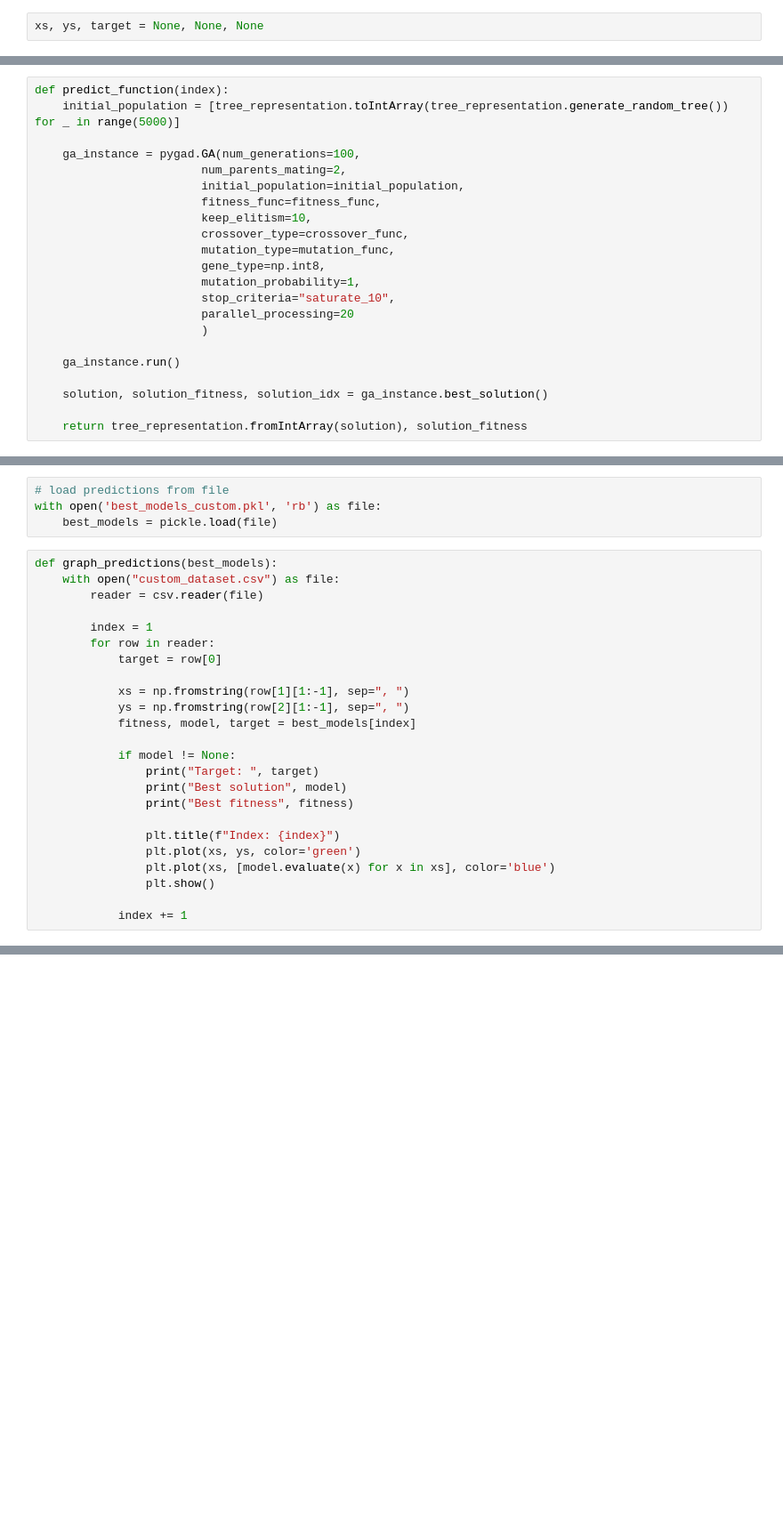
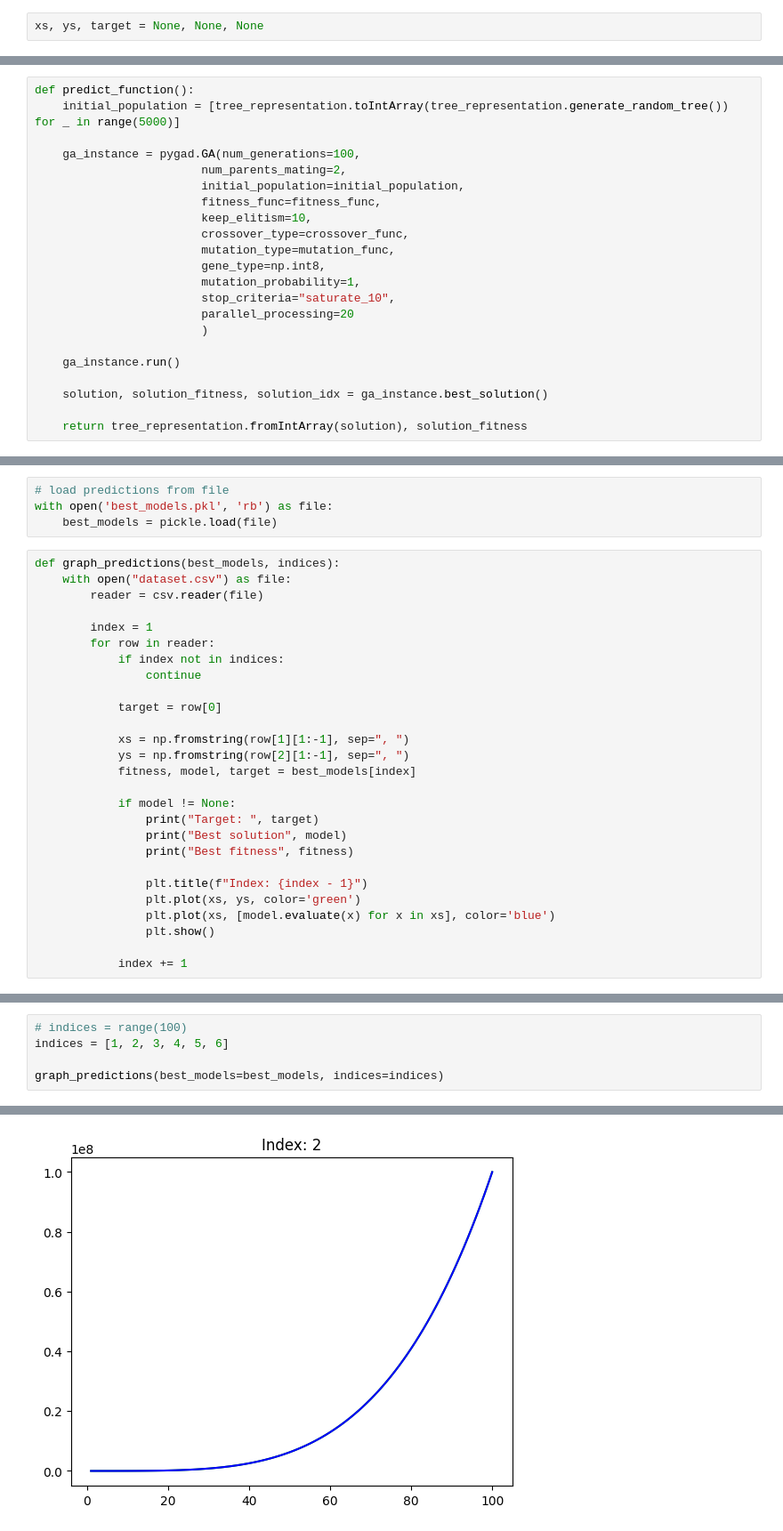
Before and after one commit to galgantar/Inteligentni-sistemi, a Jupyter notebook: seminarska 1/training.ipynb, the cells around one changed output, grey strips where cells are left out. Shown at 89% size. Saved outputs shown, nothing was run; the diff lists cells and outputs as text; blank space fills up the shorter version.

Commit message:
Updated graph showing

```diff
--- a/seminarska 1/training.ipynb
+++ b/seminarska 1/training.ipynb
@@ -39,7 +40,7 @@ def mutation_func(offspring, ga_instance):
 
   return np.array(new_offspring)
 # %%
-def predict_function(index):
+def predict_function():
     initial_population = [tree_representation.toIntArray(tree_representation.generate_random_tree()) for _ in range(5000)]
 
     ga_instance = pygad.GA(num_generations=100,
@@ -104,14 +100,17 @@ processing 8
 # %%
 # load predictions from file
-with open('best_models_custom.pkl', 'rb') as file:
+with open('best_models.pkl', 'rb') as file:
     best_models = pickle.load(file)
 # %%
-def graph_predictions(best_models):
-    with open("custom_dataset.csv") as file:
+def graph_predictions(best_models, indices):
+    with open("dataset.csv") as file:
         reader = csv.reader(file)
 
         index = 1
         for row in reader:
+            if index not in indices:
+                continue
+
             target = row[0]
 
             xs = np.fromstring(row[1][1:-1], sep=", ")
@@ -123,7 +122,7 @@ def graph_predictions(best_models):
                 print("Best solution", model)
                 print("Best fitness", fitness)
 
-                plt.title(f"Index: {index}")
+                plt.title(f"Index: {index - 1}")
                 plt.plot(xs, ys, color='green')
                 plt.plot(xs, [model.evaluate(x) for x in xs], color='blue')
                 plt.show()
@@ -162,0 +131,6 @@ Best fitness -0.0002
+# %%
+# indices = range(100)
+indices = [1, 2, 3, 4, 5, 6]
+
+graph_predictions(best_models=best_models, indices=indices)
+# %% [output]
@@ -162,0 +140 @@ Best fitness -0.0002
+[figure, added]
```
Also changed, not shown: parts of 4 cells of this notebook.
